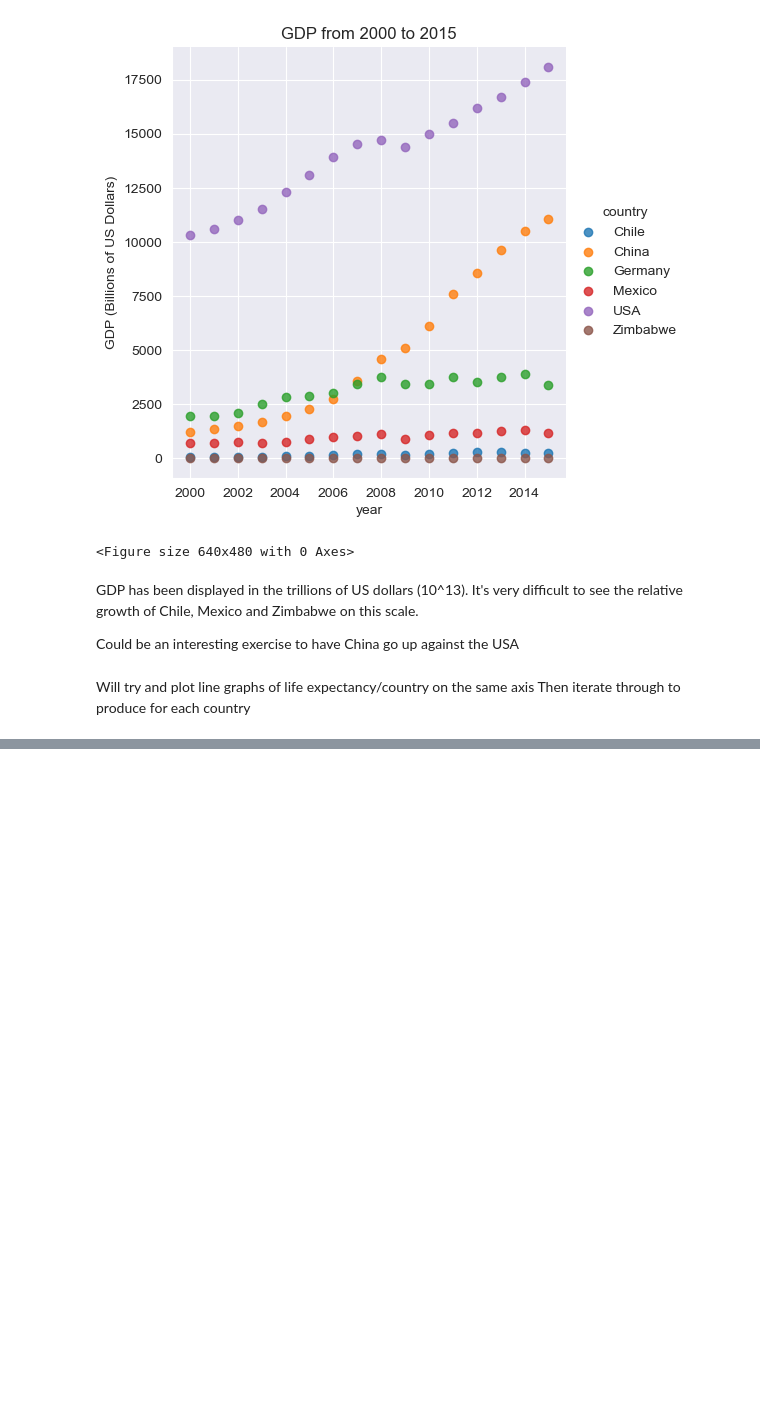
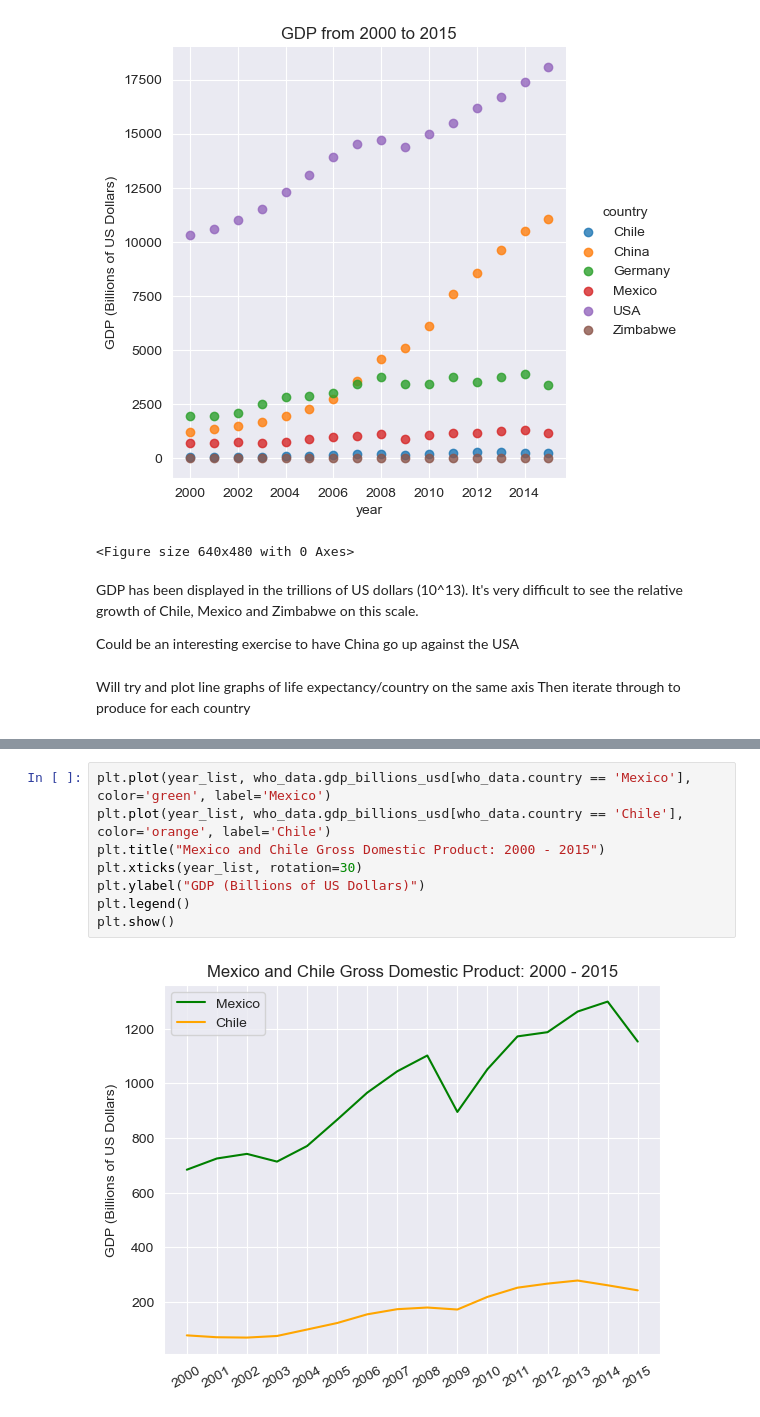
Before and after one commit to pineapple-bois/Life-Expectancy-and-GDP, a Jupyter notebook: life_expectancy_gdp.ipynb, the cells around one changed output, grey strips where cells are left out. Drawn from its saved outputs; the diff is of its cells as text; blank space fills up the shorter version.

```diff
--- a/life_expectancy_gdp.ipynb
+++ b/life_expectancy_gdp.ipynb
@@ -207,0 +172,10 @@ max    2015.000000        60.700000         16.304668
+# %%
+plt.plot(year_list, who_data.gdp_billions_usd[who_data.country == 'Mexico'], color='green', label='Mexico')
+plt.plot(year_list, who_data.gdp_billions_usd[who_data.country == 'Chile'], color='orange', label='Chile')
+plt.title("Mexico and Chile Gross Domestic Product: 2000 - 2015")
+plt.xticks(year_list, rotation=30)
+plt.ylabel("GDP (Billions of US Dollars)")
+plt.legend()
+plt.show()
+# %% [output]
+[figure, added]
```
Also changed, not shown: parts of 12 cells of this notebook.
